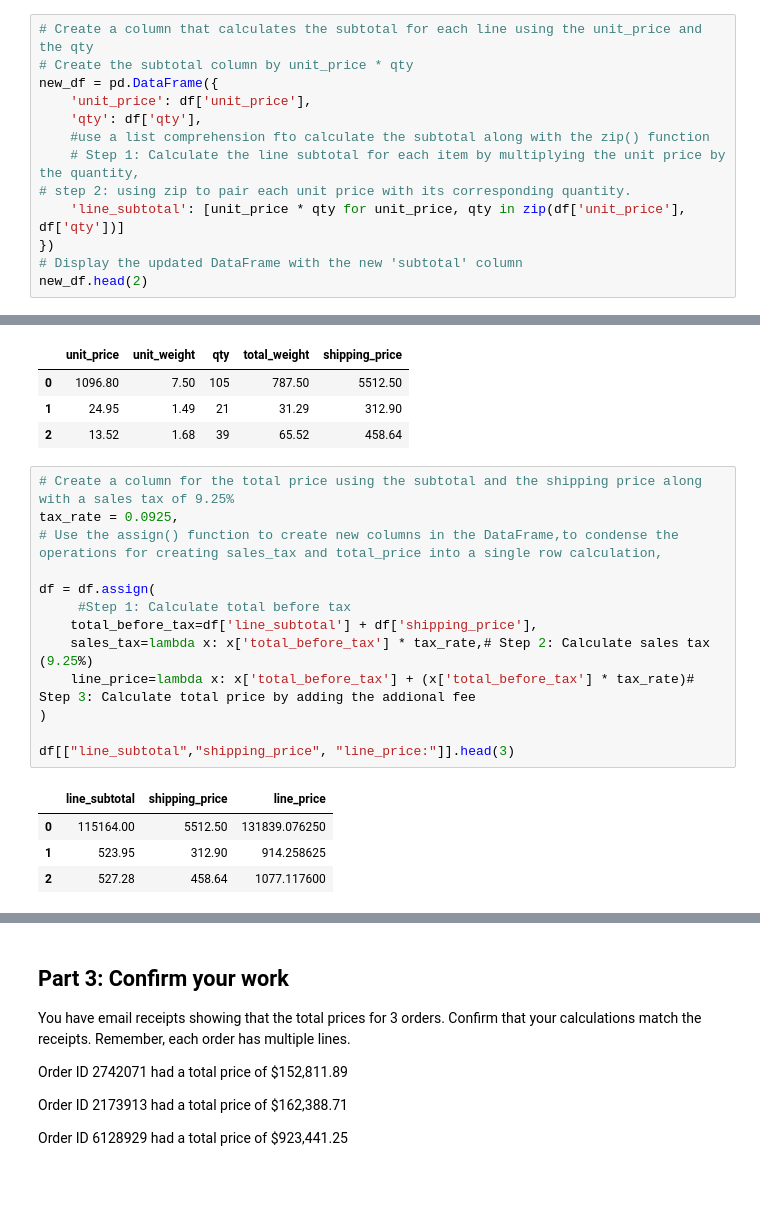
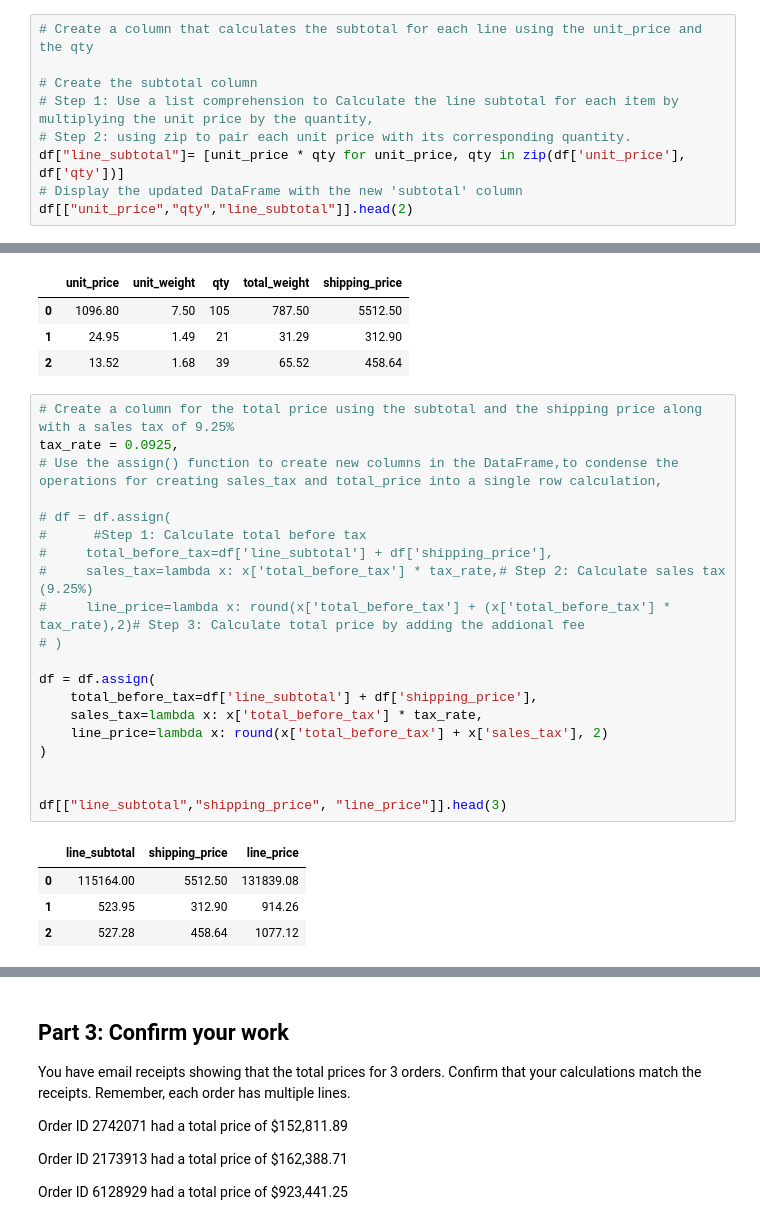
Before and after one commit to by-me/pandas-challenge-1, a Jupyter notebook: wholesale_data_analysis_starter_code.ipynb, the cells around one changed output, grey strips where cells are left out. Saved outputs shown, nothing was run; the diff lists cells and outputs as text; blank space fills up the shorter version.

```diff
--- a/wholesale_data_analysis_starter_code.ipynb
+++ b/wholesale_data_analysis_starter_code.ipynb
@@ -119,17 +119,13 @@ total_units_order
 Do we know that this client spent the more money than client 66037? If not, how would we find out? Transform the data using the steps below to prepare it for analysis.
 # %%
 # Create a column that calculates the subtotal for each line using the unit_price and the qty
-# Create the subtotal column by unit_price * qty
-new_df = pd.DataFrame({
-    'unit_price': df['unit_price'],
-    'qty': df['qty'],
-    #use a list comprehension fto calculate the subtotal along with the zip() function
-    # Step 1: Calculate the line subtotal for each item by multiplying the unit price by the quantity,
-# step 2: using zip to pair each unit price with its corresponding quantity.
-    'line_subtotal': [unit_price * qty for unit_price, qty in zip(df['unit_price'], df['qty'])]
-})
+
+# Create the subtotal column
+# Step 1: Use a list comprehension to Calculate the line subtotal for each item by multiplying the unit price by the quantity,
+# Step 2: using zip to pair each unit price with its corresponding quantity.
+df["line_subtotal"]= [unit_price * qty for unit_price, qty in zip(df['unit_price'], df['qty'])]
 # Display the updated DataFrame with the new 'subtotal' column
-new_df.head(2)
+df[["unit_price","qty","line_subtotal"]].head(2)
 # %% [output]
 |  | unit_price | qty | line_subtotal |
 | 0 | 1096.80 | 105 | 115164.00 |
@@ -153,21 +149,28 @@ data.head(3)
 # %%
 # Create a column for the total price using the subtotal and the shipping price along with a sales tax of 9.25%
 tax_rate = 0.0925,
 # Use the assign() function to create new columns in the DataFrame,to condense the operations for creating sales_tax and total_price into a single row calculation,
 
+# df = df.assign(
+#      #Step 1: Calculate total before tax
+#     total_before_tax=df['line_subtotal'] + df['shipping_price'],
+#     sales_tax=lambda x: x['total_before_tax'] * tax_rate,# Step 2: Calculate sales tax (9.25%)
+#     line_price=lambda x: round(x['total_before_tax'] + (x['total_before_tax'] * tax_rate),2)# Step 3: Calculate total price by adding the addional fee
+# )
+
 df = df.assign(
-     #Step 1: Calculate total before tax
     total_before_tax=df['line_subtotal'] + df['shipping_price'],
-    sales_tax=lambda x: x['total_before_tax'] * tax_rate,# Step 2: Calculate sales tax (9.25%)
-    line_price=lambda x: x['total_before_tax'] + (x['total_before_tax'] * tax_rate)# Step 3: Calculate total price by adding the addional fee
+    sales_tax=lambda x: x['total_before_tax'] * tax_rate,
+    line_price=lambda x: round(x['total_before_tax'] + x['sales_tax'], 2)
 )
 
-df[["line_subtotal","shipping_price", "line_price:"]].head(3)
+
+df[["line_subtotal","shipping_price", "line_price"]].head(3)
 # %% [output]
 |  | line_subtotal | shipping_price | line_price |
-| 0 | 115164.00 | 5512.50 | 131839.076250 |
-| 1 | 523.95 | 312.90 | 914.258625 |
-| 2 | 527.28 | 458.64 | 1077.117600 |
+| 0 | 115164.00 | 5512.50 | 131839.08 |
+| 1 | 523.95 | 312.90 | 914.26 |
+| 2 | 527.28 | 458.64 | 1077.12 |
 # %%
 # Create a column for the cost of each line using unit cost, qty, and
 # shipping price (assume the shipping cost is exactly what is charged to the client).
```
Also changed, not shown: parts of 8 cells of this notebook, 1 other file.
